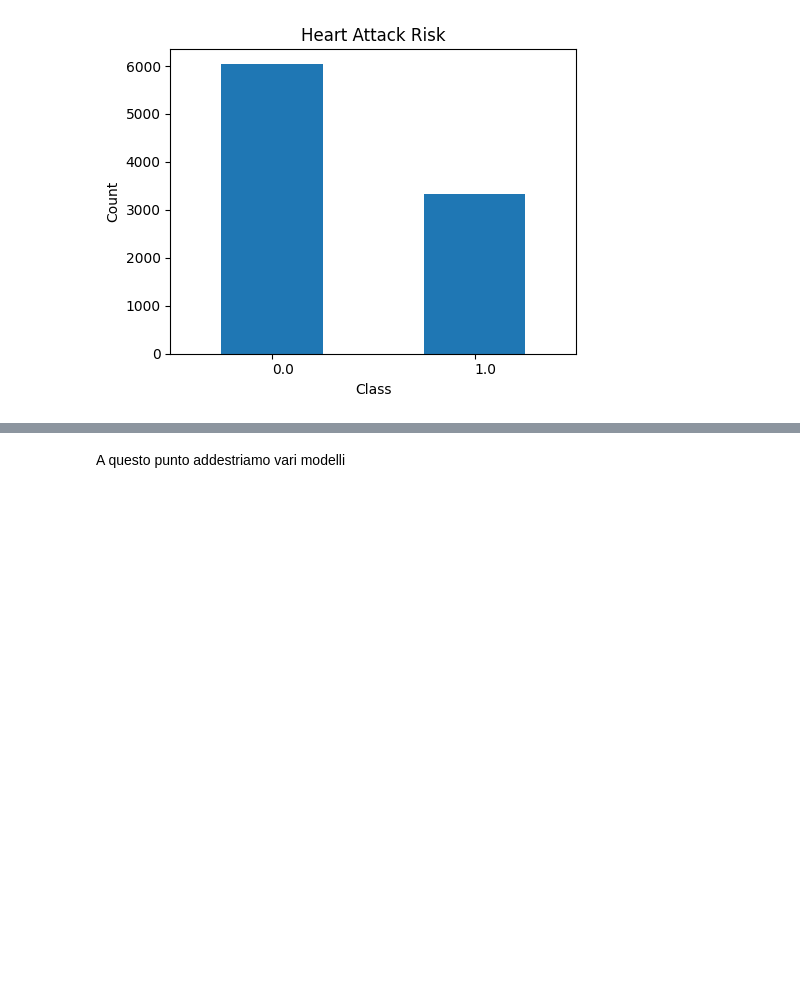
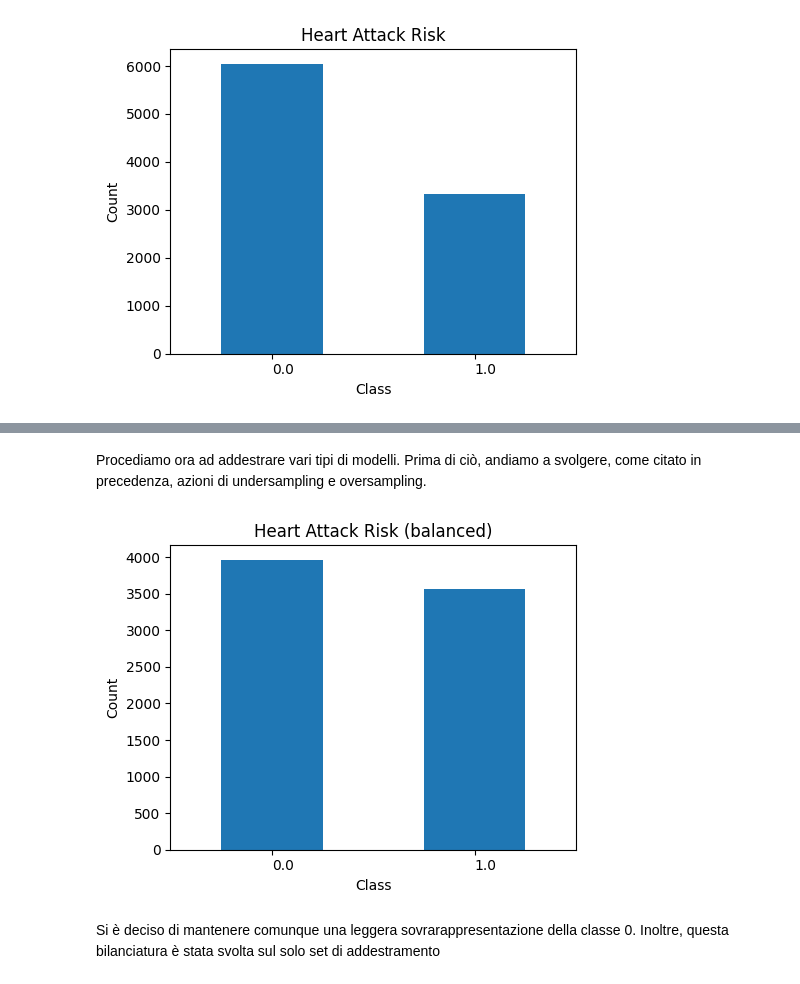
Before and after one commit to lPen88/dataProject, a Jupyter notebook: paper.ipynb, the cells around one changed output, grey strips where cells are left out. Saved outputs shown, nothing was run; the diff lists cells and outputs as text; code cells hidden in the pictures; blank space fills up the shorter version.

```diff
--- a/paper.ipynb
+++ b/paper.ipynb
@@ -70,3 +145,29 @@ plt.show()
-# %% [markdown]
-A questo punto addestriamo vari modelli
+# %% [markdown]
+Procediamo ora ad addestrare vari tipi di modelli. Prima di ciò, andiamo a svolgere, come citato in precedenza, azioni di undersampling e oversampling.
+# %%
+from sklearn.model_selection import train_test_split
+from imblearn.over_sampling import SMOTE
+from imblearn.under_sampling import RandomUnderSampler
+
+smote = SMOTE(random_state=42, sampling_strategy=0.85)
+undersampler= RandomUnderSampler(random_state=42, sampling_strategy=0.9)
+
+X_train, X_test, Y_train, Y_test = train_test_split(X, Y, test_size=0.3, random_state=42)
+X_train_smote, Y_train_smote = smote.fit_resample(X_train, Y_train)
+
+X_balanced, Y_balanced = undersampler.fit_resample(X_train_smote, Y_train_smote)
+
+plt.figure(figsize=(5, 4))
+heart_attack_classes = Y_balanced.value_counts().sort_index()
+heart_attack_classes.plot(kind='bar')
+plt.title('Heart Attack Risk (balanced)')
+plt.ylabel('Count')
+plt.xlabel('Class')
+plt.xticks(rotation=0, ha='left')
+plt.tight_layout()
+plt.show()
+# %% [output]
+[figure, added]
+# %% [markdown]
+Si è deciso di mantenere comunque una leggera sovrarappresentazione della classe 0. Inoltre, questa bilanciatura è stata svolta sul solo set di addestramento
 # %%
```
Also changed, not shown: parts of 9 cells of this notebook, 4 other files.
